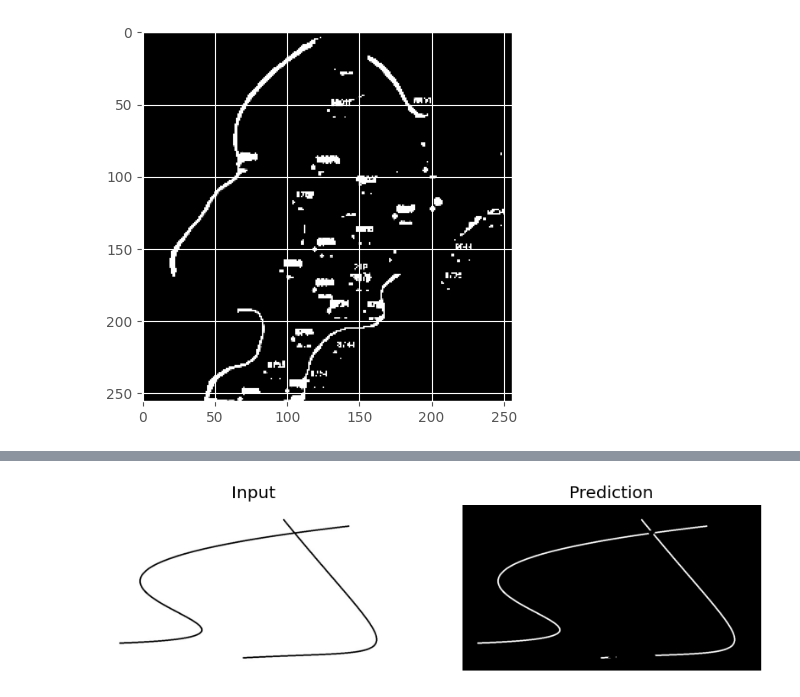
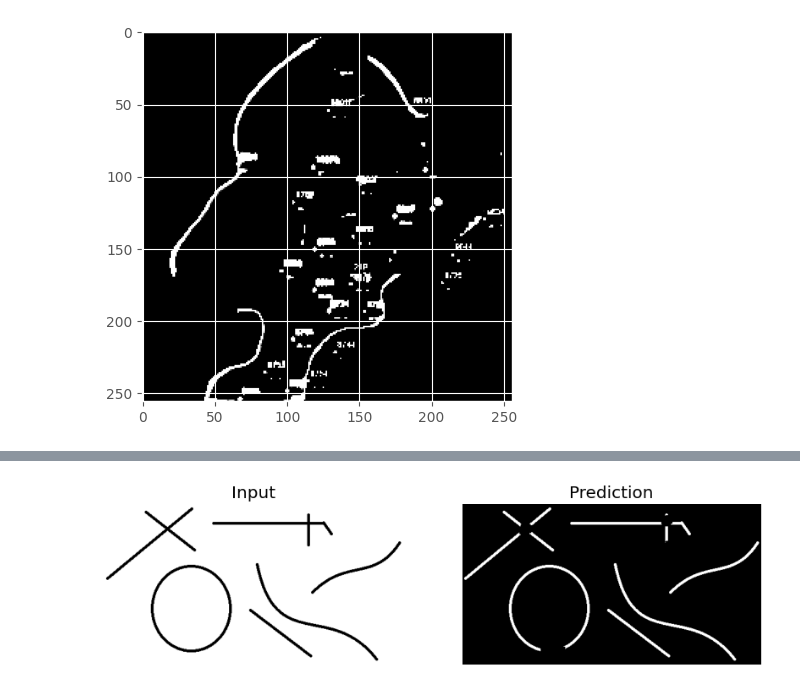
Before and after one commit to nebrosarth/Raster-Map, a Jupyter notebook: Raster-Map-data-and-code/code/test_single_image.ipynb, the cells around one changed output, grey strips where cells are left out. Cells and saved outputs as stored; diff of their text form; code cells hidden in the pictures.

```diff
--- a/Raster-Map-data-and-code/code/test_single_image.ipynb
+++ b/Raster-Map-data-and-code/code/test_single_image.ipynb
@@ -201,5 +208,5 @@ def predict_image(img_path, model):
 
     for a in ax:
         a.axis("off")
-predict_image('../training_dataset/tianditu/test/custom/Screenshot_1.jpg', model)
+predict_image('../training_dataset/tianditu/test/custom/curve.png', model)
 # %% [output]
@@ -207,4 +214,4 @@ predict_image('../training_dataset/tianditu/test/custom/Screenshot_1.jpg', model
-[figure, old version]
+[figure, new version]
 # %%
 #plot the patches
 # fig, ax = plt.subplots(1, X.shape[0], figsize=(10, 15))
```
Also changed, not shown: parts of 4 cells of this notebook, 15 other files.
